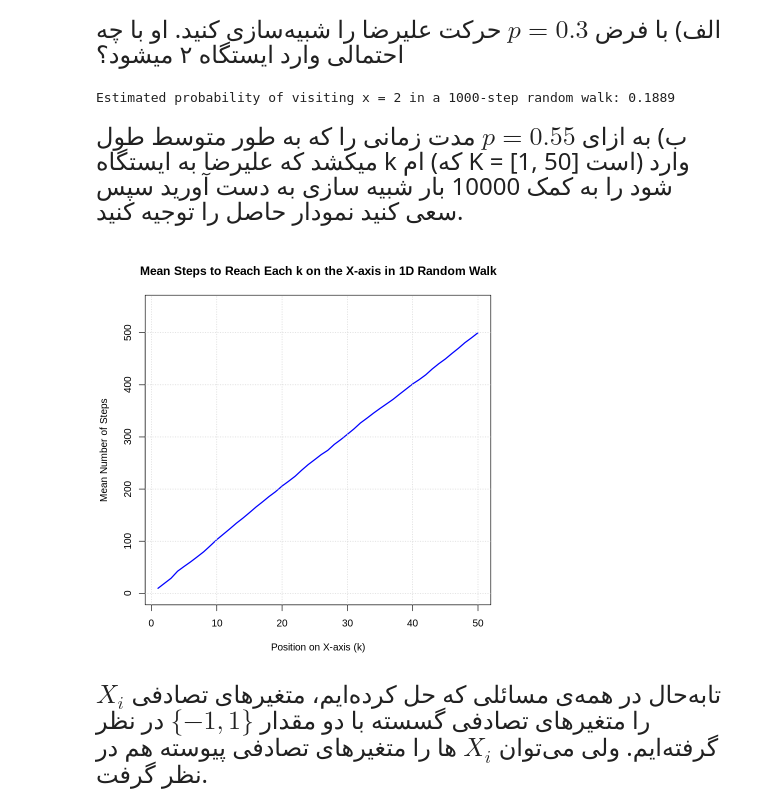
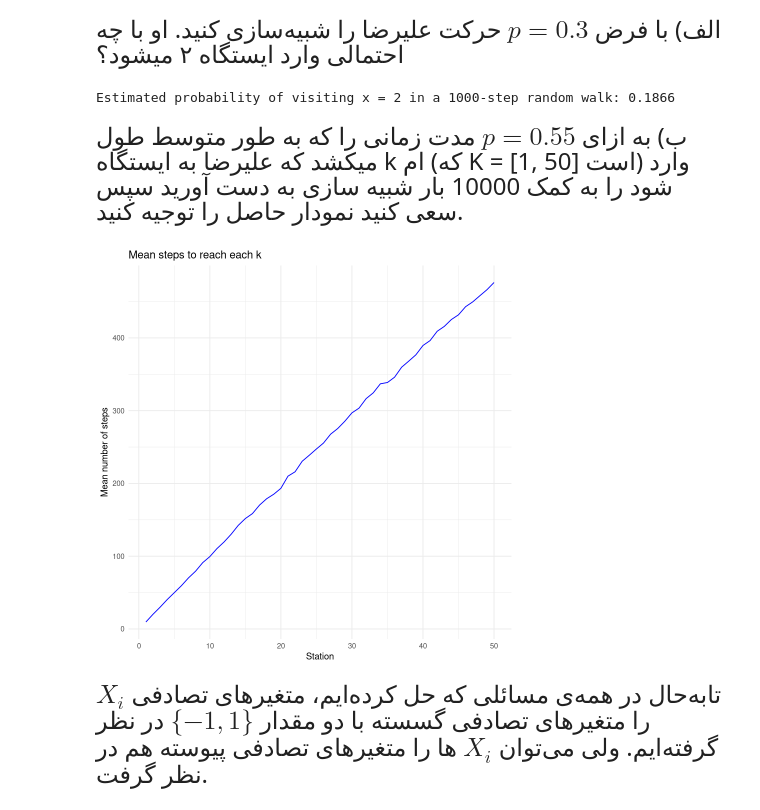
Before and after one commit to semim19/ProbabilityPractical, a Jupyter notebook: EPS___Fall_2024___Practical_Assignment_1___Q2.ipynb, the cells around one changed output. Cells and saved outputs as stored; diff of their text form; code cells hidden in the pictures.

```diff
--- a/EPS___Fall_2024___Practical_Assignment_1___Q2.ipynb
+++ b/EPS___Fall_2024___Practical_Assignment_1___Q2.ipynb
@@ -350,8 +539,28 @@ Probability of reaching 2: 0.33256
 </div>
 # %%
 #todo
+N <- 10000
+n_steps <- 1000
+target_station <- 2
+visited_target <- 0
+
+calculate_prob <- function(n_steps, target_station) {
+  position <- 0
+  for (j in 1:n_steps) {
+    move <- sample(c(-1, 1), 1, prob = c(1 - 0.3, 0.3))
+    position <- position + move
+    if (position == target_station) {
+      return (TRUE)
+    }
+  }
+  return (FALSE)
+}
+visited_target <- replicate(N, calculate_prob(n_steps, target_station))
+
+estimated_probability <- mean(visited_target)
+cat("Estimated probability of visiting x = 2 in a 1000-step random walk:", estimated_probability, "\n")
 # %% [output]
-Estimated probability of visiting x = 2 in a 1000-step random walk: 0.1889
+Estimated probability of visiting x = 2 in a 1000-step random walk: 0.1866
 # %% [markdown]
 <div dir = "rtl" style="direction:rtl;line-height:250%;">
   <font face="XB Zar" size=5>
@@ -362,9 +571,39 @@ Estimated probability of visiting x = 2 in a 1000-step random walk: 0.1889
 </font>
 </div>
 # %%
-#todo
+N <- 10000
+n_steps_max <- 1000
+p <- 0.55
+target_stations <- 1:50
+
+calculate_time_to_reach <- function(n_steps_max, target_station, p) {
+  position <- 0
+  steps <- 0
+  while (position != target_station) {
+    move <- sample(c(-1, 1), 1, prob = c(1 - p, p))
+    position <- position + move
+    steps <- steps + 1
+    if (steps > n_steps_max) {
+      return(NA)  # اگر بیش از n_steps_max طول کشید، نشان می‌دهد که به ایستگاه نرسیده
+    }
+  }
+  return(steps)
+}
+
+time_to_reach <- sapply(target_stations, function(target_station) {
+  steps_list <- replicate(N, calculate_time_to_reach(n_steps_max, target_station, p))
+  mean(steps_list, na.rm = TRUE)  # میانگین زمان برای رسیدن به هر ایستگاه
+})
+
+prob_df <- data.frame(Station = target_stations, Time = time_to_reach)
+
+library(ggplot2)
+ggplot(prob_df, aes(x = Station, y = Time)) +
+  geom_line(color = "blue") +
+  labs(title = "Mean steps to reach each k", x = "Station", y = "Mean number of steps") +
+  theme_minimal()
 # %% [output]
-[figure, old version]
+[figure, new version]
 # %% [markdown]
 <div dir = "rtl" style="direction:rtl;line-height:250%;">
   <font face="XB Zar" size=5>
```
Also changed, not shown: parts of 10 cells of this notebook.
